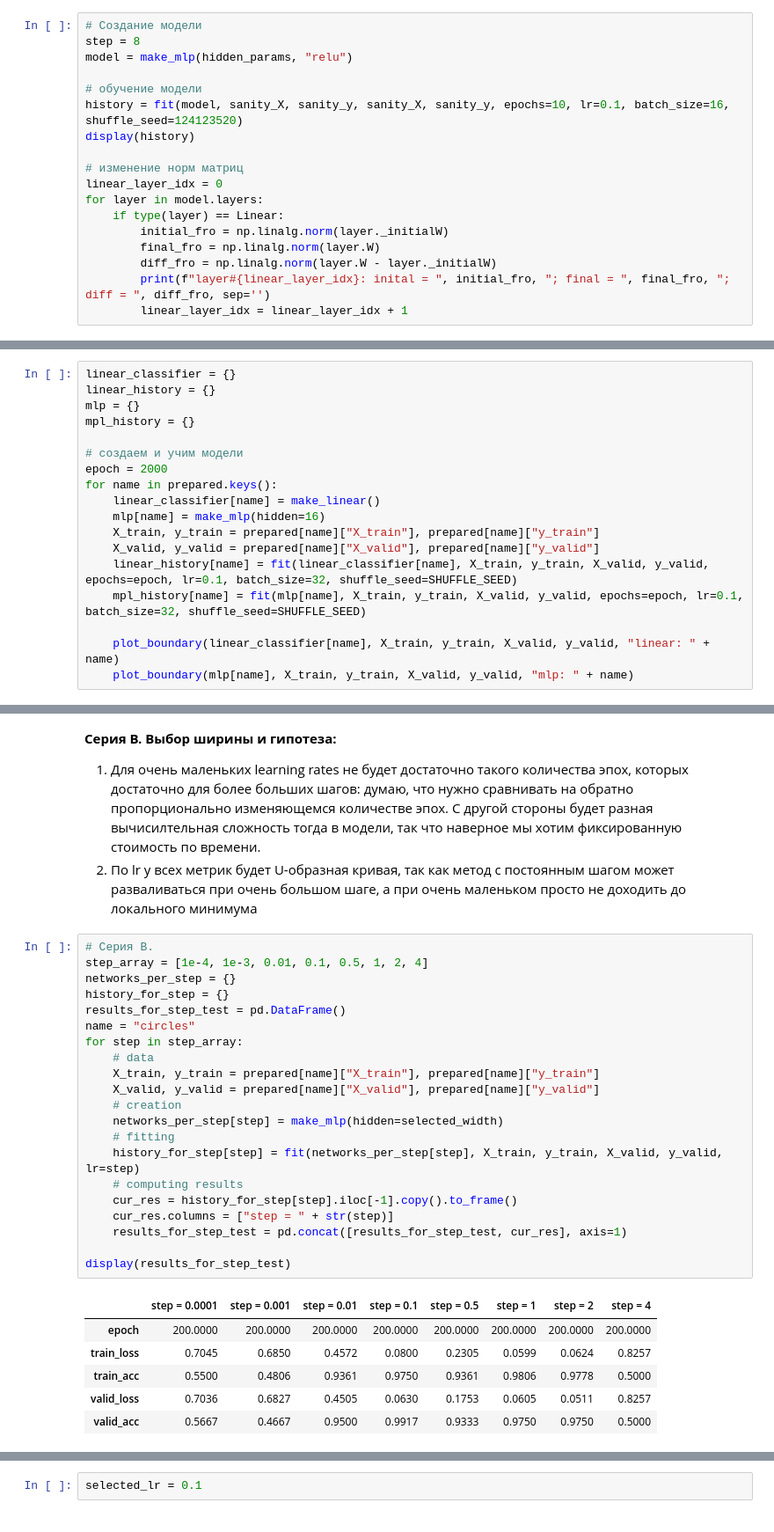
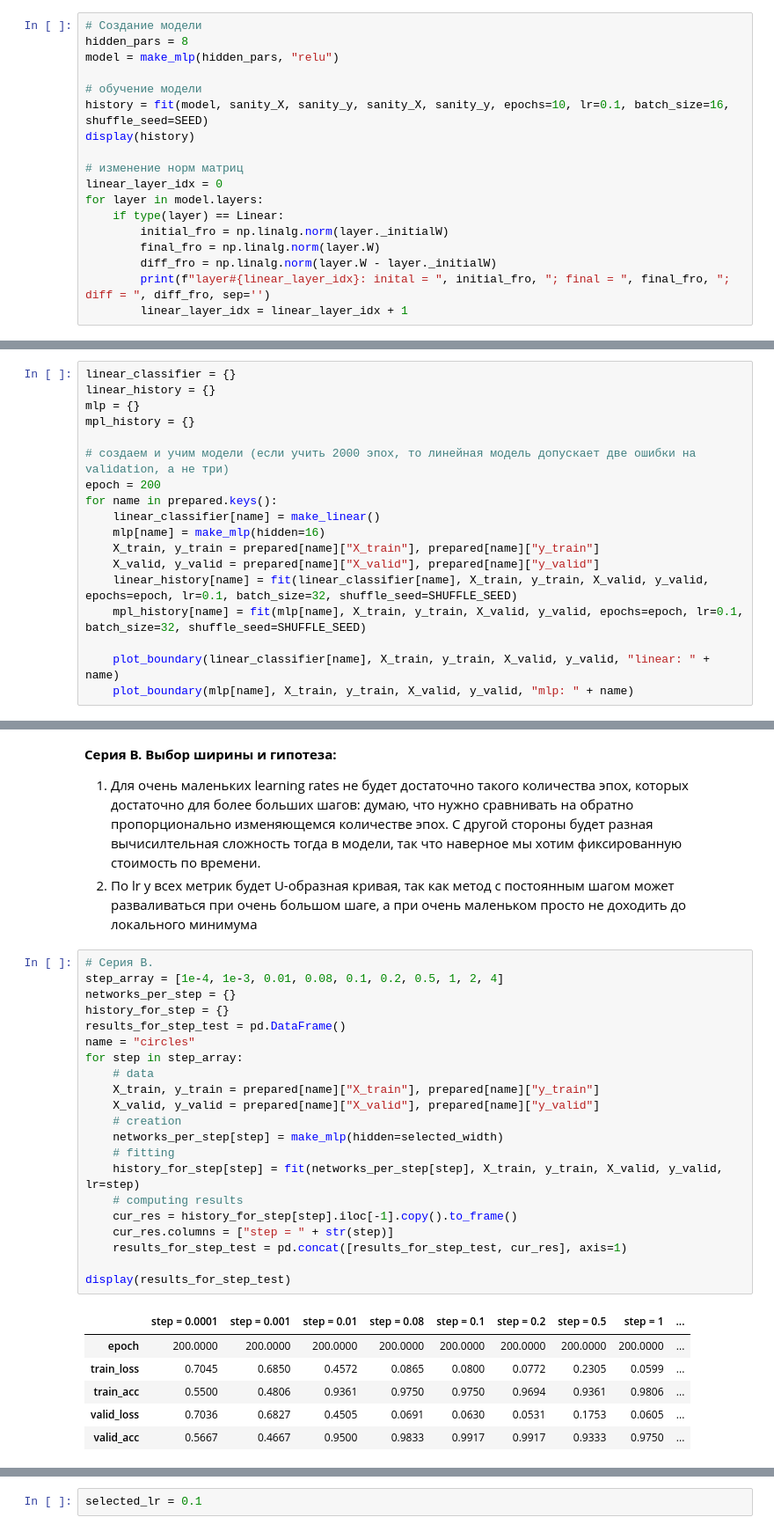
Before and after one commit to Abrackadabrr/machine_learning_practice, a Jupyter notebook: hometask/autumn_semester/task_2/hw2_neural_networks_student.ipynb, the cells around one changed output, grey strips where cells are left out. Shown at 88% size. Drawn from its saved outputs; the diff is of its cells as text.

```diff
--- a/hometask/autumn_semester/task_2/hw2_neural_networks_student.ipynb
+++ b/hometask/autumn_semester/task_2/hw2_neural_networks_student.ipynb
@@ -760,11 +760,11 @@ plt.show()
 [figure]
 # %%
 # Создание модели
-step = 8
-model = make_mlp(hidden_params, "relu")
+hidden_pars = 8
+model = make_mlp(hidden_pars, "relu")
 
 # обучение модели
-history = fit(model, sanity_X, sanity_y, sanity_X, sanity_y, epochs=10, lr=0.1, batch_size=16, shuffle_seed=124123520)
+history = fit(model, sanity_X, sanity_y, sanity_X, sanity_y, epochs=10, lr=0.1, batch_size=16, shuffle_seed=SEED)
 display(history)
 
 # изменение норм матриц
@@ -1143,8 +1142,8 @@ linear_history = {}
 mlp = {}
 mpl_history = {}
 
-# создаем и учим модели
-epoch = 2000
+# создаем и учим модели (если учить 2000 эпох, то линейная модель допускает две ошибки на validation, а не три)
+epoch = 200
 for name in prepared.keys():
     linear_classifier[name] = make_linear()
     mlp[name] = make_mlp(hidden=16)
@@ -1312,30 +1311,30 @@ selected_width = 9
 2. По lr у всех метрик будет U-образная кривая, так как метод с постоянным шагом может разваливаться при очень большом шаге, а при очень маленьком просто не доходить до локального минимума
 # %%
 # Серия B.
-step_array = [1e-4, 1e-3, 0.01, 0.1, 0.5, 1, 2, 4]
+step_array = [1e-4, 1e-3, 0.01, 0.08, 0.1, 0.2, 0.5, 1, 2, 4]
 networks_per_step = {}
 history_for_step = {}
 results_for_step_test = pd.DataFrame()
 name = "circles"
 for step in step_array:
     # data
     X_train, y_train = prepared[name]["X_train"], prepared[name]["y_train"]
     X_valid, y_valid = prepared[name]["X_valid"], prepared[name]["y_valid"]
     # creation
     networks_per_step[step] = make_mlp(hidden=selected_width)
     # fitting
     history_for_step[step] = fit(networks_per_step[step], X_train, y_train, X_valid, y_valid, lr=step)
     # computing results
     cur_res = history_for_step[step].iloc[-1].copy().to_frame()
     cur_res.columns = ["step = " + str(step)]
     results_for_step_test = pd.concat([results_for_step_test, cur_res], axis=1)
 
 display(results_for_step_test)
 # %% [output]
-|  | step = 0.0001 | step = 0.001 | step = 0.01 | step = 0.1 | step = 0.5 | step = 1 | step = 2 | step = 4 |
-| epoch | 200.0000 | 200.0000 | 200.0000 | 200.0000 | 200.0000 | 200.0000 | 200.0000 | 200.0000 |
-| train_loss | 0.7045 | 0.6850 | 0.4572 | 0.0800 | 0.2305 | 0.0599 | 0.0624 | 0.8257 |
-| train_acc | 0.5500 | 0.4806 | 0.9361 | 0.9750 | 0.9361 | 0.9806 | 0.9778 | 0.5000 |
-| valid_loss | 0.7036 | 0.6827 | 0.4505 | 0.0630 | 0.1753 | 0.0605 | 0.0511 | 0.8257 |
-| valid_acc | 0.5667 | 0.4667 | 0.9500 | 0.9917 | 0.9333 | 0.9750 | 0.9750 | 0.5000 |
+|  | step = 0.0001 | step = 0.001 | step = 0.01 | step = 0.08 | step = 0.1 | step = 0.2 | step = 0.5 | step = 1 | ... |
+| epoch | 200.0000 | 200.0000 | 200.0000 | 200.0000 | 200.0000 | 200.0000 | 200.0000 | 200.0000 | ... |
+| train_loss | 0.7045 | 0.6850 | 0.4572 | 0.0865 | 0.0800 | 0.0772 | 0.2305 | 0.0599 | ... |
+| train_acc | 0.5500 | 0.4806 | 0.9361 | 0.9750 | 0.9750 | 0.9694 | 0.9361 | 0.9806 | ... |
+| valid_loss | 0.7036 | 0.6827 | 0.4505 | 0.0691 | 0.0630 | 0.0531 | 0.1753 | 0.0605 | ... |
+| valid_acc | 0.5667 | 0.4667 | 0.9500 | 0.9833 | 0.9917 | 0.9917 | 0.9333 | 0.9750 | ... |
 # %%
```
Also changed, not shown: parts of 17 cells of this notebook.
